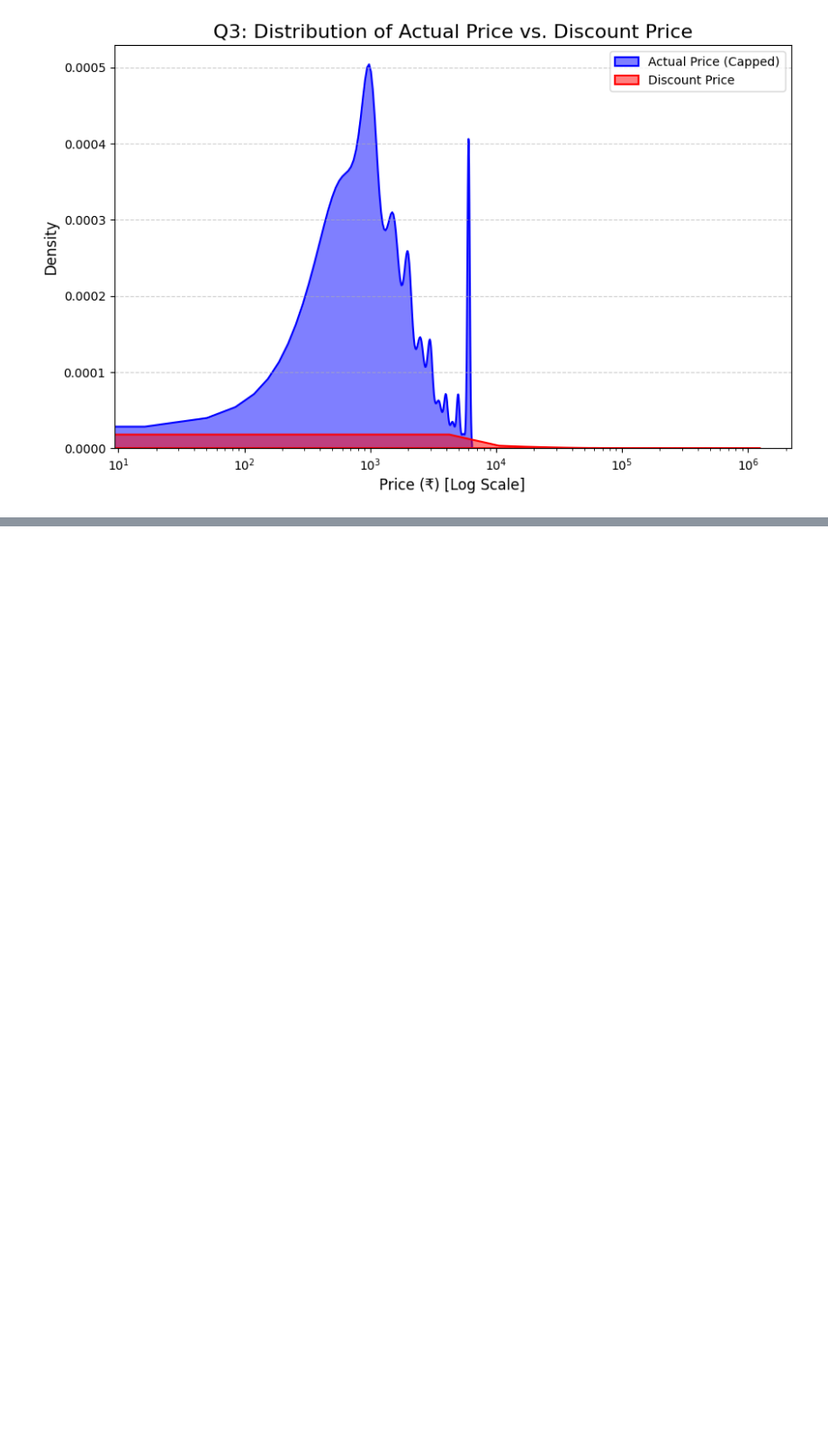
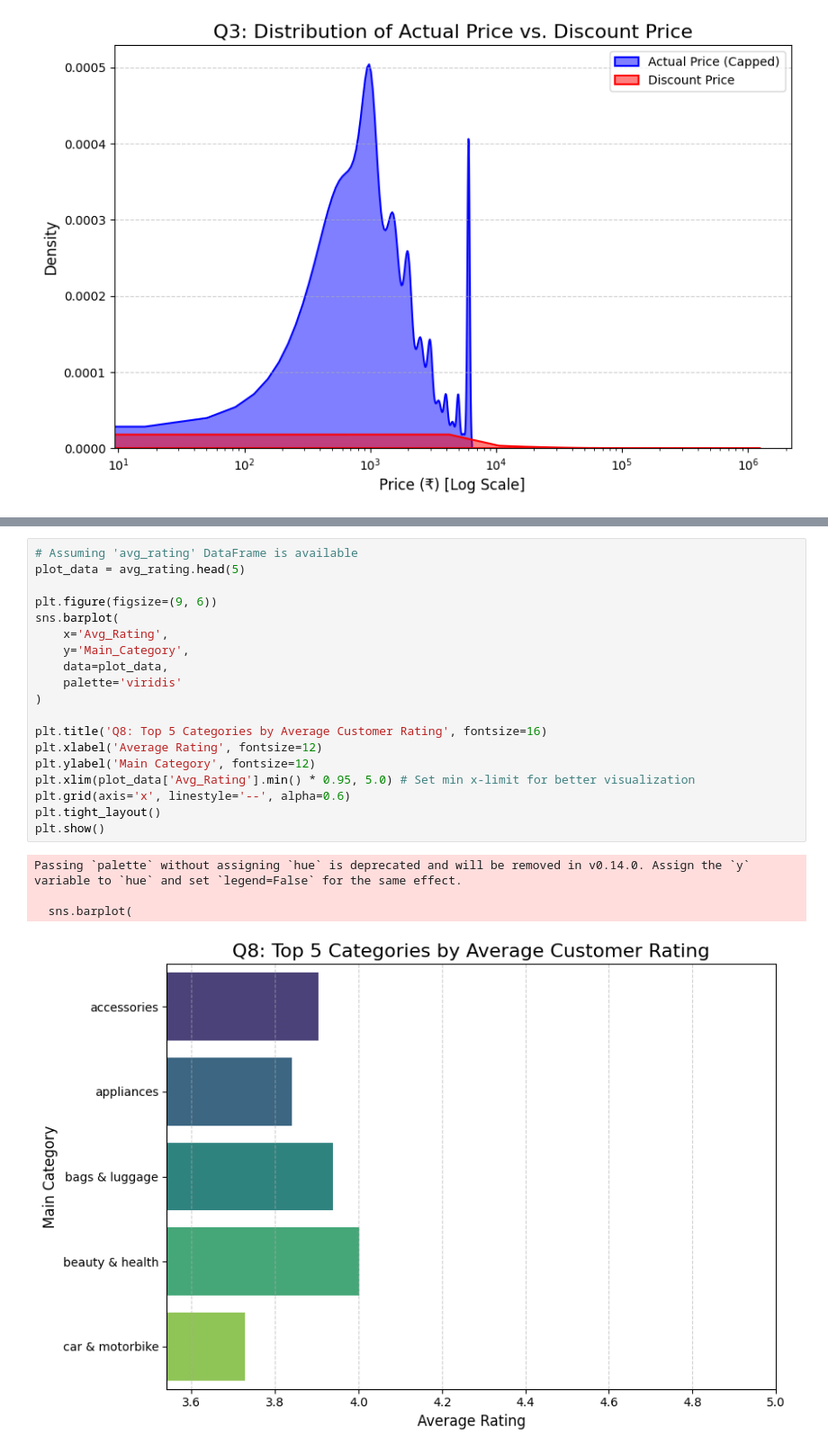
Before and after one commit to RayyanDevZone/Eda-Amazon-Sales, a Jupyter notebook: amazon-sales-2023-eda.ipynb, the cells around one changed output, grey strips where cells are left out. Shown at 90% size. Drawn from its saved outputs; the diff is of its cells as text; blank space fills up the shorter version.

```diff
--- a/amazon-sales-2023-eda.ipynb
+++ b/amazon-sales-2023-eda.ipynb
@@ -1070,0 +1148,24 @@ plt.show()
+# %%
+# Assuming 'avg_rating' DataFrame is available
+plot_data = avg_rating.head(5)
+
+plt.figure(figsize=(9, 6))
+sns.barplot(
+    x='Avg_Rating',
+    y='Main_Category',
+    data=plot_data,
+    palette='viridis'
+)
+
+plt.title('Q8: Top 5 Categories by Average Customer Rating', fontsize=16)
+plt.xlabel('Average Rating', fontsize=12)
+plt.ylabel('Main Category', fontsize=12)
+plt.xlim(plot_data['Avg_Rating'].min() * 0.95, 5.0) # Set min x-limit for better visualization
+plt.grid(axis='x', linestyle='--', alpha=0.6)
+plt.tight_layout()
+plt.show()
+# %% [output]
+Passing `palette` without assigning `hue` is deprecated and will be removed in v0.14.0. Assign the `y` variable to `hue` and set `legend=False` for the same effect.
+
+  sns.barplot(
+[figure, added]
```
Also changed, not shown: parts of 7 cells of this notebook.
